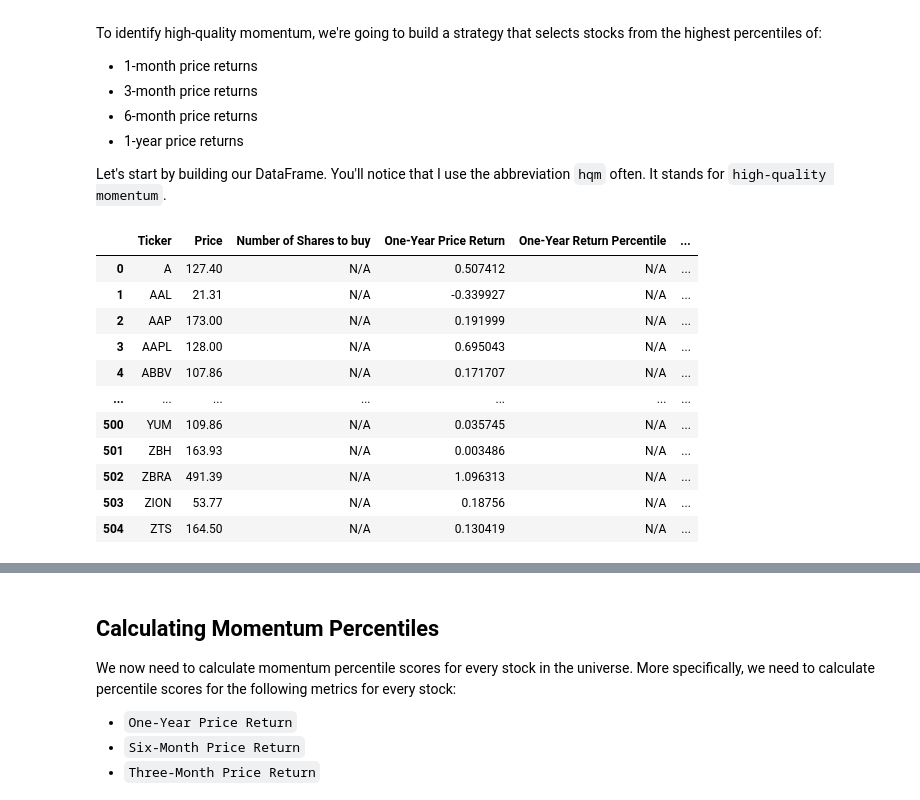
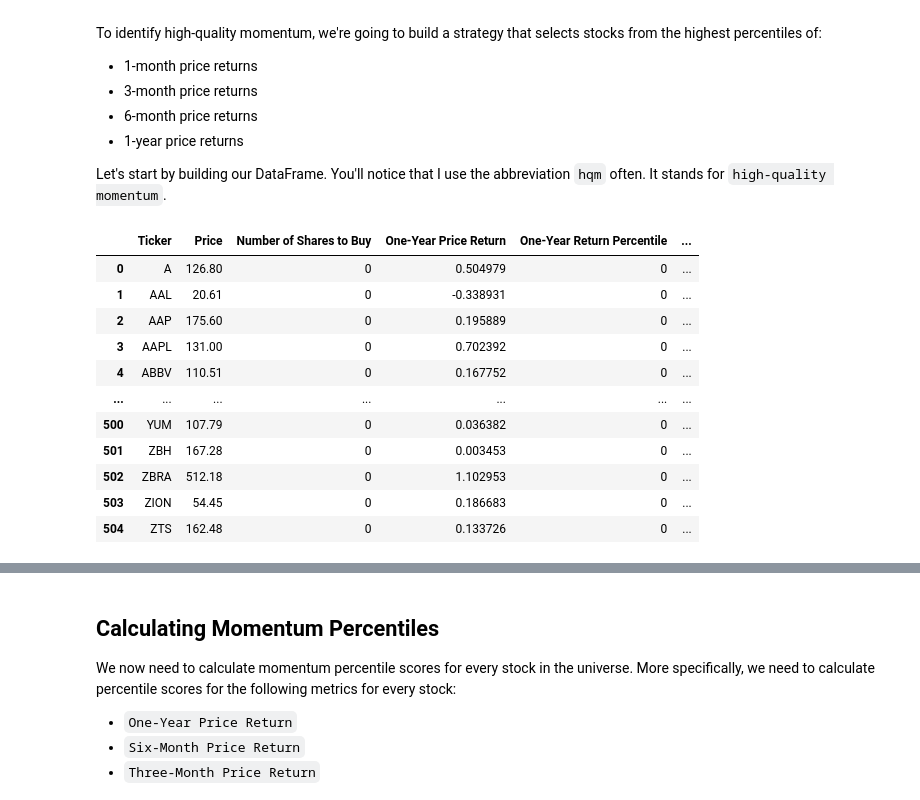
Before and after one commit to i0nathan/algorithmic-trading-python, a Jupyter notebook: starter_files/002_quantitative_momentum_strategy.ipynb, the cells around one changed output, grey strips where cells are left out. Drawn from its saved outputs; the diff is of its cells as text; code cells hidden in the pictures.

```diff
--- a/starter_files/002_quantitative_momentum_strategy.ipynb
+++ b/starter_files/002_quantitative_momentum_strategy.ipynb
@@ -194,54 +194,55 @@ To identify high-quality momentum, we're going to build a strategy that selects
 Let's start by building our DataFrame. You'll notice that I use the abbreviation `hqm` often. It stands for `high-quality momentum`.
 # %%
 hqm_columns = [
-    'Ticker',
-    'Price',
-    'Number of Shares to buy',
-    'One-Year Price Return',
-    'One-Year Return Percentile',
-    'Six-Month Price Return',
-    'Six-Month Return Percentile',
-    'Three-Month Price Return',
-    'Three-Month Return Percentile',
-    'One-Month Price Return',
-    'One-Month Return Percentile'
-]
-hqm_dataframe = pd.DataFrame(columns=hqm_columns)
+                'Ticker',
+                'Price',
+                'Number of Shares to Buy',
+                'One-Year Price Return',
+                'One-Year Return Percentile',
+                'Six-Month Price Return',
+                'Six-Month Return Percentile',
+                'Three-Month Price Return',
+                'Three-Month Return Percentile',
+                'One-Month Price Return',
+                'One-Month Return Percentile',
+                'HQM Score'
+                ]
+
+hqm_dataframe = pd.DataFrame(columns = hqm_columns)
 
 for symbol_string in symbol_strings:
-    batch_api_call_url = f'https://sandbox.iexapis.com/stable/stock/market/batch?symbols={symbol_string}&types=price,stats,quote,news,chart&token={IEX_CLOUD_API_TOKEN}'
+#     print(symbol_strings)
+    batch_api_call_url = f'https://sandbox.iexapis.com/stable/stock/market/batch/?types=stats,quote&symbols={symbol_string}&token={IEX_CLOUD_API_TOKEN}'
     data = requests.get(batch_api_call_url).json()
     for symbol in symbol_string.split(','):
         hqm_dataframe = hqm_dataframe.append(
-            pd.Series(
-            [
-                symbol,
-                data[symbol]['price'],
-                'N/A',
-                data[symbol]['stats']['year1ChangePercent'],
-                'N/A',
-                data[symbol]['stats']['month6ChangePercent'],
-                'N/A',
-                data[symbol]['stats']['month3ChangePercent'],
-                'N/A',
-                data[symbol]['stats']['month1ChangePercent'],
-                'N/A'
-            ],
-            index=hqm_columns),
-            ignore_index=True
-        )
+                                        pd.Series([symbol,
+                                                   data[symbol]['quote']['latestPrice'],
+                                                   0,
+                                                   data[symbol]['stats']['year1ChangePercent'],
+                                                   0,
+                                                   data[symbol]['stats']['month6ChangePercent'],
+                                                   0,
+                                                   data[symbol]['stats']['month3ChangePercent'],
+                                                    0,
+                                                   data[symbol]['stats']['month1ChangePercent'],
+                                                   0,
+                                                   0
+                                                   ],
+                                                  index = hqm_columns),
+                                        ignore_index = True)
 
 hqm_dataframe
 # %% [output]
-|  | Ticker | Price | Number of Shares to buy | One-Year Price Return | One-Year Return Percentile | ... |
-| 0 | A | 127.40 | N/A | 0.507412 | N/A | ... |
-| 1 | AAL | 21.31 | N/A | -0.339927 | N/A | ... |
-| 2 | AAP | 173.00 | N/A | 0.191999 | N/A | ... |
-| 3 | AAPL | 128.00 | N/A | 0.695043 | N/A | ... |
-| 4 | ABBV | 107.86 | N/A | 0.171707 | N/A | ... |
+|  | Ticker | Price | Number of Shares to Buy | One-Year Price Return | One-Year Return Percentile | ... |
+| 0 | A | 126.80 | 0 | 0.504979 | 0 | ... |
+| 1 | AAL | 20.61 | 0 | -0.338931 | 0 | ... |
+| 2 | AAP | 175.60 | 0 | 0.195889 | 0 | ... |
+| 3 | AAPL | 131.00 | 0 | 0.702392 | 0 | ... |
+| 4 | ABBV | 110.51 | 0 | 0.167752 | 0 | ... |
 | ... | ... | ... | ... | ... | ... | ... |
-| 500 | YUM | 109.86 | N/A | 0.035745 | N/A | ... |
-| 501 | ZBH | 163.93 | N/A | 0.003486 | N/A | ... |
-| 502 | ZBRA | 491.39 | N/A | 1.096313 | N/A | ... |
-| 503 | ZION | 53.77 | N/A | 0.18756 | N/A | ... |
-| 504 | ZTS | 164.50 | N/A | 0.130419 | N/A | ... |
+| 500 | YUM | 107.79 | 0 | 0.036382 | 0 | ... |
+| 501 | ZBH | 167.28 | 0 | 0.003453 | 0 | ... |
+| 502 | ZBRA | 512.18 | 0 | 1.102953 | 0 | ... |
+| 503 | ZION | 54.45 | 0 | 0.186683 | 0 | ... |
+| 504 | ZTS | 162.48 | 0 | 0.133726 | 0 | ... |
```
Also changed, not shown: parts of 3 cells of this notebook.
